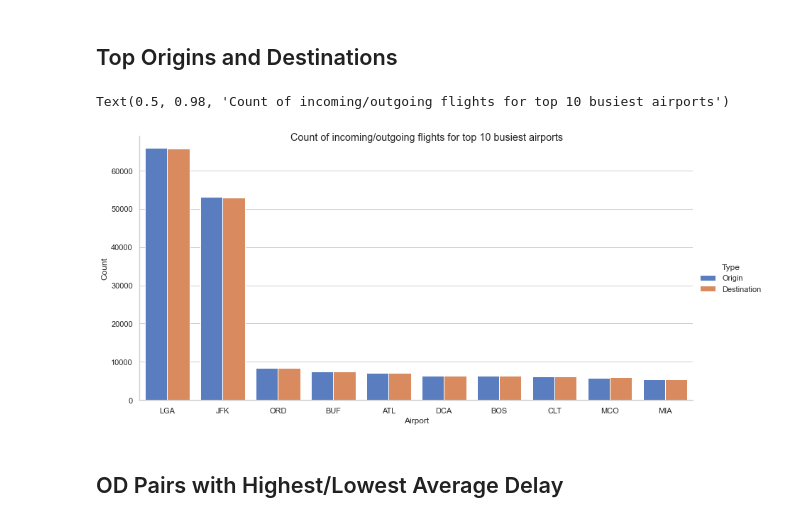
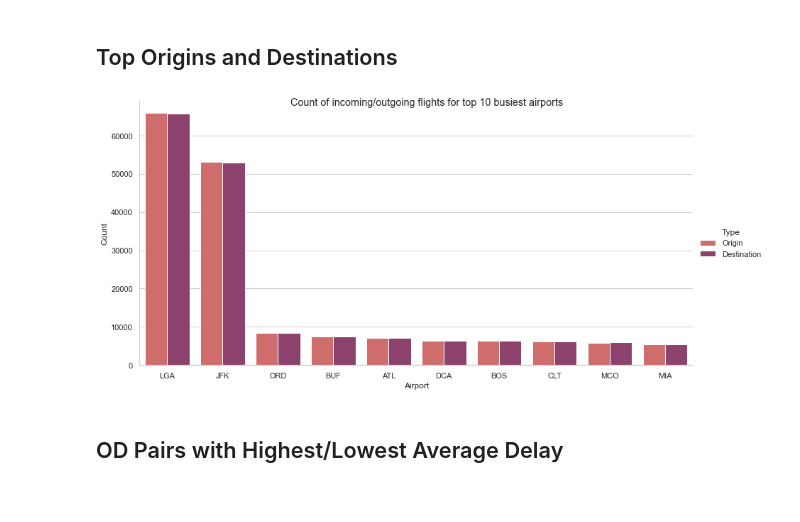
Before and after one commit to Mohammadbinshahid/Team4_Capstone_Project, a Jupyter notebook: proof_of_concept_designs/exploratory_data_analysis/flight_delay_predictions/flight_delay_prediction_EDA.ipynb, the cells around one changed output. Cells and saved outputs as stored; diff of their text form; code cells hidden in the pictures.

```diff
--- a/proof_of_concept_designs/exploratory_data_analysis/flight_delay_predictions/flight_delay_prediction_EDA.ipynb
+++ b/proof_of_concept_designs/exploratory_data_analysis/flight_delay_predictions/flight_delay_prediction_EDA.ipynb
@@ -362,36 +399,39 @@ top_OD_pairs
 top_origins = pd.DataFrame({'Count' : combined_data_v2.groupby(["ORIGIN"] ).size()}).reset_index().sort_values('Count', ascending=False).head(10)
 top_dest = pd.DataFrame({'Count' : combined_data_v2.groupby(["DEST"] ).size()}).reset_index().sort_values('Count', ascending=False).head(10)
 
 
 #Merging on airport so that for each airport we see how many incoming/outgoing flights there are
 top_airports = pd.merge(top_origins, top_dest, how='inner', left_on='ORIGIN', right_on='DEST',)
 top_airports = top_airports.drop('DEST', axis=1)
 top_airports = top_airports.rename(columns={'Count_x': 'Origin_Count', 'Count_y': 'Dest_Count'})
 top_airports['Difference'] = top_airports['Origin_Count'] - top_airports['Dest_Count']
 
 #Renaming Columns
 top_origins = top_origins.rename(columns={'ORIGIN': 'Airport'})
 top_dest = top_dest.rename(columns={'DEST': 'Airport'})
 
 #Defining if origin or destination
 top_origins['Type'] = 'Origin'
 top_dest['Type'] = 'Destination'
 
 airports_df = pd.concat([top_origins, top_dest])
 
 #Plotting bar plot
 import seaborn as sns
 
 sns.set(style="whitegrid")
 
 # Draw a nested barplot to show survival for class and sex
 g = sns.catplot(x="Airport", y="Count", hue="Type", data=airports_df,
-                height=6, kind="bar", palette="muted", aspect=2)
+                height=6, kind="bar", palette="flare", aspect=2)
+
 g.set_ylabels("Count")
 g.fig.suptitle("Count of incoming/outgoing flights for top 10 busiest airports")
+
+# Saving the Bar Figure:
+plt.savefig("../../presentation_resources/images/top_10_busiest_airports.png",dpi=400)
 # %% [output]
-Text(0.5, 0.98, 'Count of incoming/outgoing flights for top 10 busiest airports')
-[figure, old version]
+[figure, new version]
 # %% [markdown]
 ## OD Pairs with Highest/Lowest Average Delay
 # %%
```
Also changed, not shown: parts of 11 cells of this notebook.
